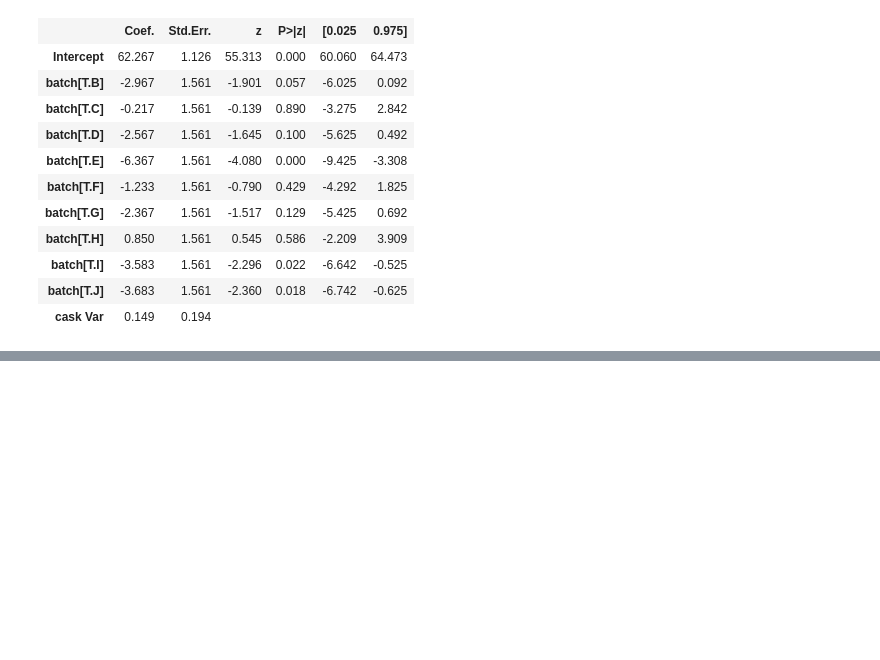
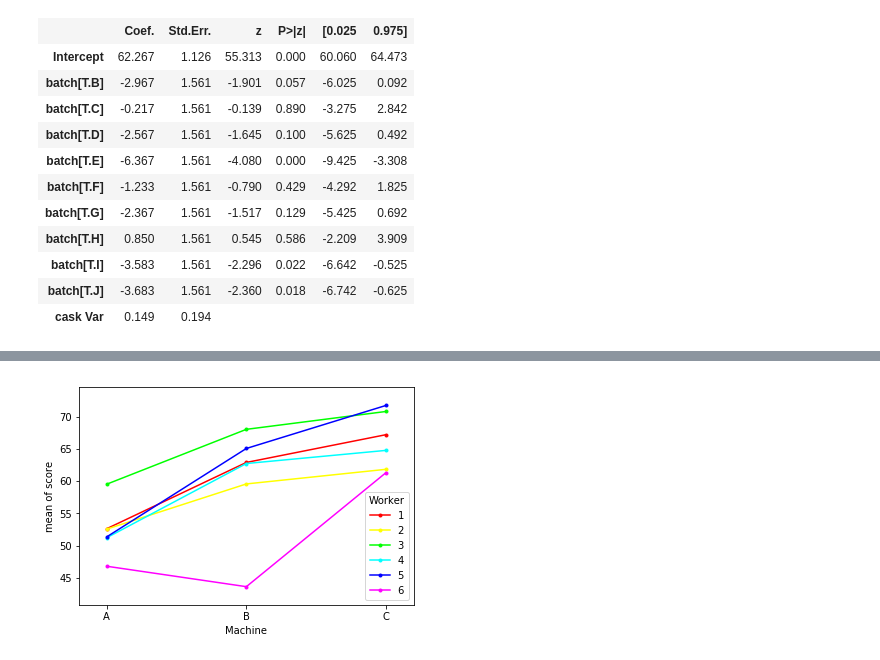
Before and after one commit to amahjourwalid/CA-HMMA307, a Jupyter notebook: Random and Mixed Effects Models.ipynb, the cells around one changed output, grey strips where cells are left out. Drawn from its saved outputs; the diff is of its cells as text; code cells hidden in the pictures; blank space fills up the shorter version.

```diff
--- a/Random and Mixed Effects Models.ipynb
+++ b/Random and Mixed Effects Models.ipynb
@@ -267,0 +292,4 @@ mdf3.summary()
+# %%
+fig = interaction_plot(x = Machines['Machine'], trace = Machines['Worker'], response = Machines['score'])
+# %% [output]
+[figure, added]
```
Also changed, not shown: parts of 8 cells of this notebook, 1 other file.
